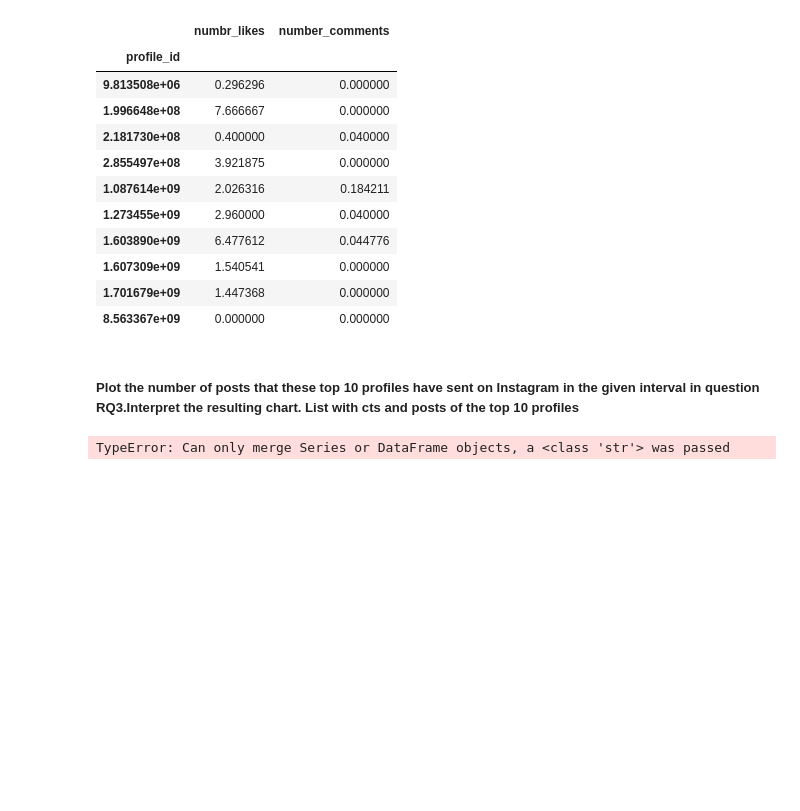
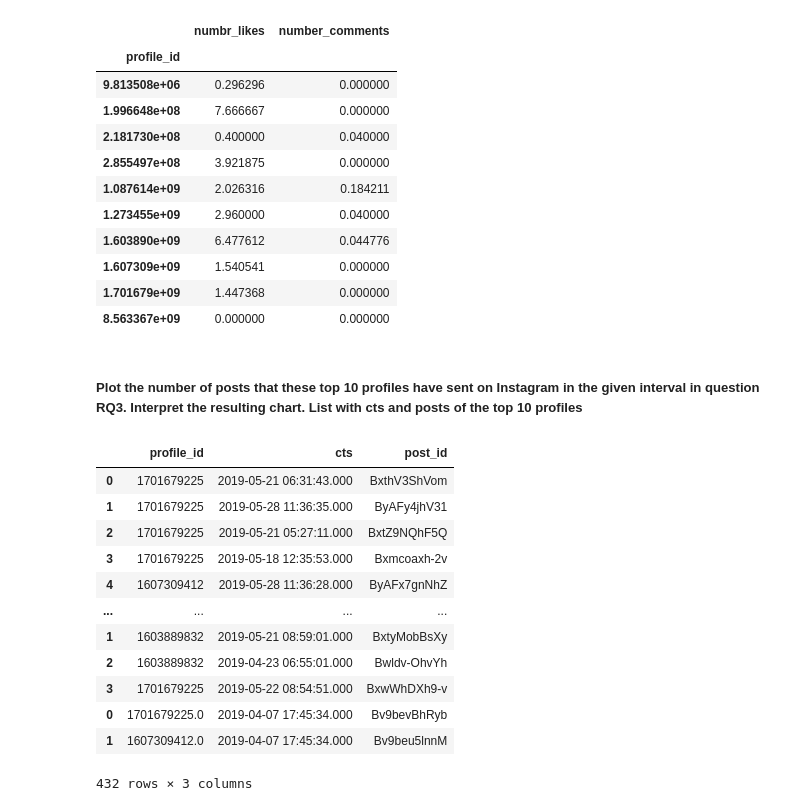
Before and after one commit to MichelaLombardi/ADM-HMWK_2, a Jupyter notebook: NBK_HMWK_2.ipynb, the cells around one changed output. Cells and saved outputs as stored; diff of their text form; code cells hidden in the pictures; blank space fills up the shorter version.

```diff
--- a/NBK_HMWK_2.ipynb
+++ b/NBK_HMWK_2.ipynb
@@ -403,4 +403,4 @@ posts_top_profiles(10,post_cts_analysis,df_inst_prof).groupby("profile_id")[['nu
 | 1.701679e+09 | 1.447368 | 0.000000 |
 | 8.563367e+09 | 0.000000 | 0.000000 |
 # %% [markdown]
-##### Plot the number of posts that these top 10 profiles have sent on Instagram in the given interval in question RQ3.Interpret the resulting chart. List with cts and posts of the top 10 profiles
+##### Plot the number of posts that these top 10 profiles have sent on Instagram in the given interval in question RQ3. Interpret the resulting chart. List with cts and posts of the top 10 profiles
@@ -407,16 +430,27 @@ posts_top_profiles(10,post_cts_analysis,df_inst_prof).groupby("profile_id")[['nu
 # %%
-a = df_inst_prof.sort_values("n_posts",ascending = False)      #create a table with profile_id,sorted by "n_posts"
-Top10 = a.head(11)  #obtained the top 10 profiles with more posts
-
-Top10.reset_index().drop(["index"],axis = 1)
-Top_10=Top10.drop(["n_posts"],axis=1)
-
+topn = pd.DataFrame(df_inst_prof.loc[:,["profile_id","n_posts"]])
+topn.fillna(0,inplace= True)
+d = topn.sort_values("n_posts",ascending = False)
+Top10 = d.head(11)
+T10=Top10.drop(["n_posts"],axis=1)
 list_10 = pd.DataFrame(columns = ["profile_id","cts"])
-
-for chunk in post_cts_analysis:
-    chunk_in_common = pd.merge(chunk,Top_10)
+new_df= pd.read_csv('instagram_posts.csv',sep = "\t",chunksize= 500000,usecols=["profile_id","post_id","cts"])
+for chunk in new_df:
+    chunk_in_common = pd.merge(chunk,T10)
     list_10 = pd.concat([list_10,chunk_in_common])
 list_10
 # %% [output]
+|  | profile_id | cts | post_id |
+| 0 | 1701679225 | 2019-05-21 06:31:43.000 | BxthV3ShVom |
+| 1 | 1701679225 | 2019-05-28 11:36:35.000 | ByAFy4jhV31 |
+| 2 | 1701679225 | 2019-05-21 05:27:11.000 | BxtZ9NQhF5Q |
+| 3 | 1701679225 | 2019-05-18 12:35:53.000 | Bxmcoaxh-2v |
+| 4 | 1607309412 | 2019-05-28 11:36:28.000 | ByAFx7gnNhZ |
+| ... | ... | ... | ... |
+| 1 | 1603889832 | 2019-05-21 08:59:01.000 | BxtyMobBsXy |
+| 2 | 1603889832 | 2019-04-23 06:55:01.000 | Bwldv-OhvYh |
+| 3 | 1701679225 | 2019-05-22 08:54:51.000 | BxwWhDXh9-v |
+| 0 | 1701679225.0 | 2019-04-07 17:45:34.000 | Bv9bevBhRyb |
+| 1 | 1607309412.0 | 2019-04-07 17:45:34.000 | Bv9beu5lnnM |
-TypeError: Can only merge Series or DataFrame objects, a <class 'str'> was passed
+432 rows × 3 columns
 # %%
```
Also changed, not shown: parts of 12 cells of this notebook.
